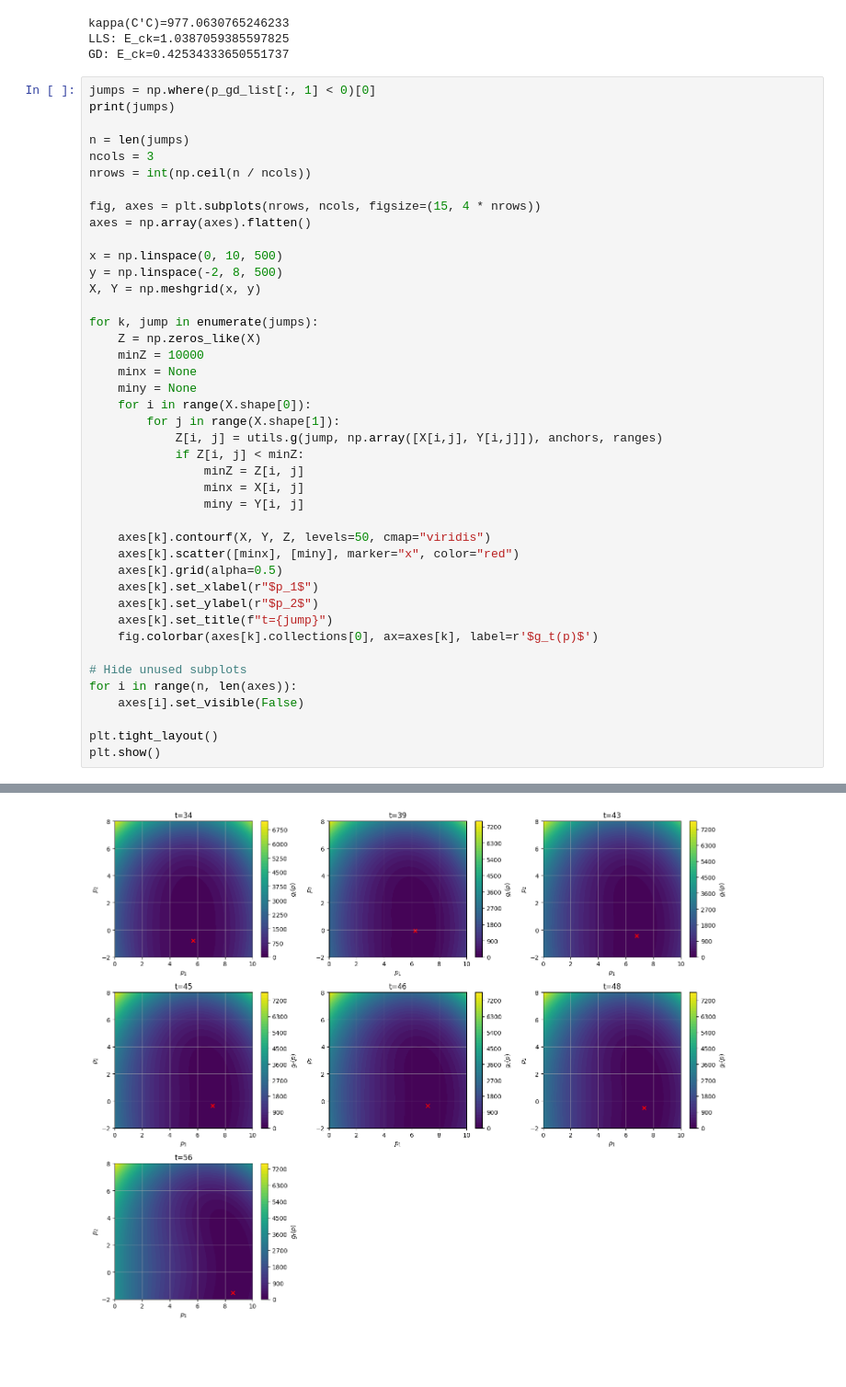
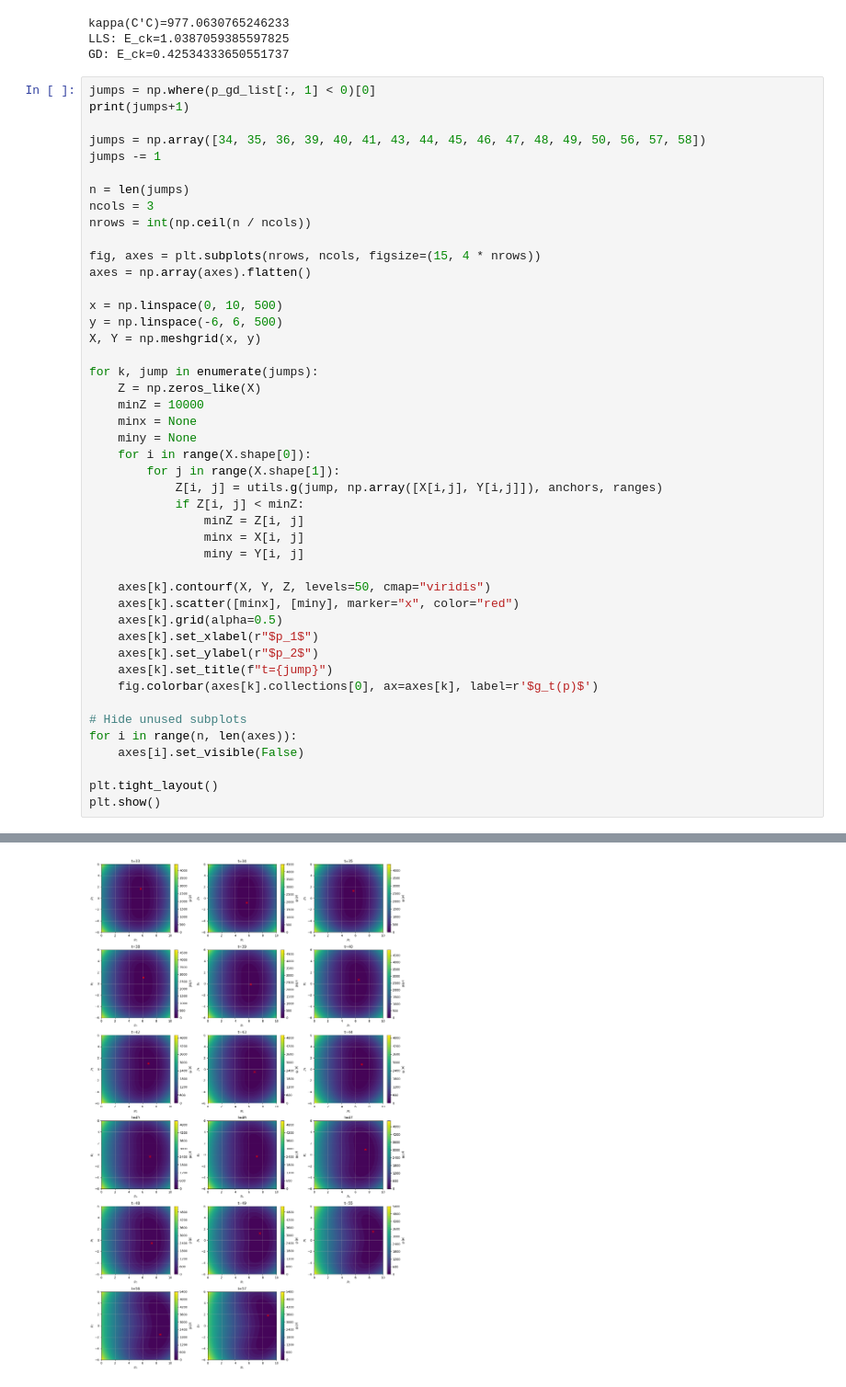
Before and after one commit to Deuter1um/OptimCW26_27, a Jupyter notebook: notebooks/part2.ipynb, the cells around one changed output, grey strips where cells are left out. Shown at 92% size. Saved outputs shown, nothing was run; the diff lists cells and outputs as text; blank space fills up the shorter version.

```diff
--- a/notebooks/part2.ipynb
+++ b/notebooks/part2.ipynb
@@ -95,7 +95,10 @@ LLS: E_ck=1.0387059385597825
 GD: E_ck=0.42534333650551737
 # %%
 jumps = np.where(p_gd_list[:, 1] < 0)[0]
-print(jumps)
+print(jumps+1)
+
+jumps = np.array([34, 35, 36, 39, 40, 41, 43, 44, 45, 46, 47, 48, 49, 50, 56, 57, 58])
+jumps -= 1
 
 n = len(jumps)
 ncols = 3
@@ -105,7 +108,7 @@ fig, axes = plt.subplots(nrows, ncols, figsize=(15, 4 * nrows))
 axes = np.array(axes).flatten()
 
 x = np.linspace(0, 10, 500)
-y = np.linspace(-2, 8, 500)
+y = np.linspace(-6, 6, 500)
 X, Y = np.meshgrid(x, y)
 
 for k, jump in enumerate(jumps):
@@ -140 +143 @@ plt.show()
-[figure, old version]
+[figure, new version]
```
Also changed, not shown: parts of 2 cells of this notebook.
